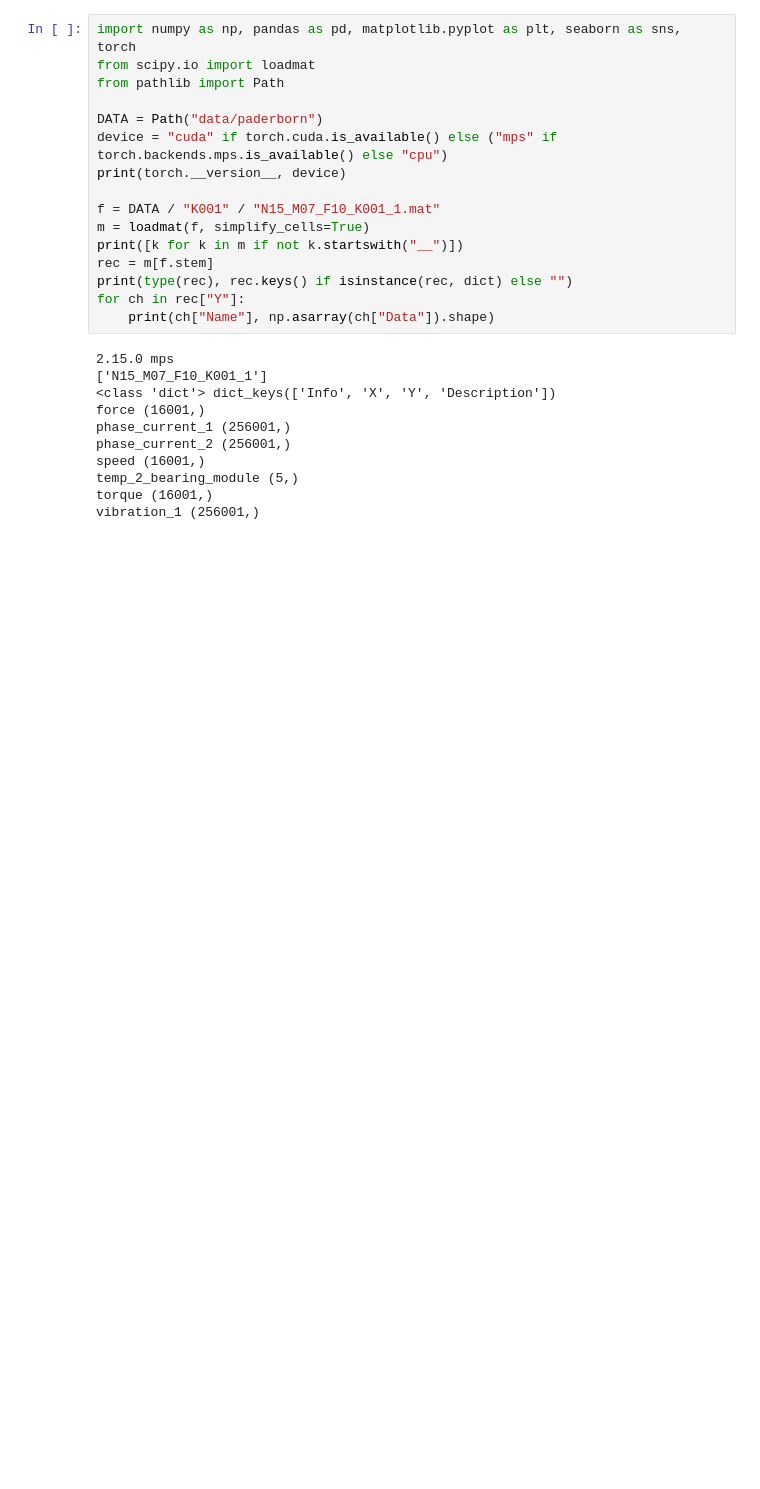
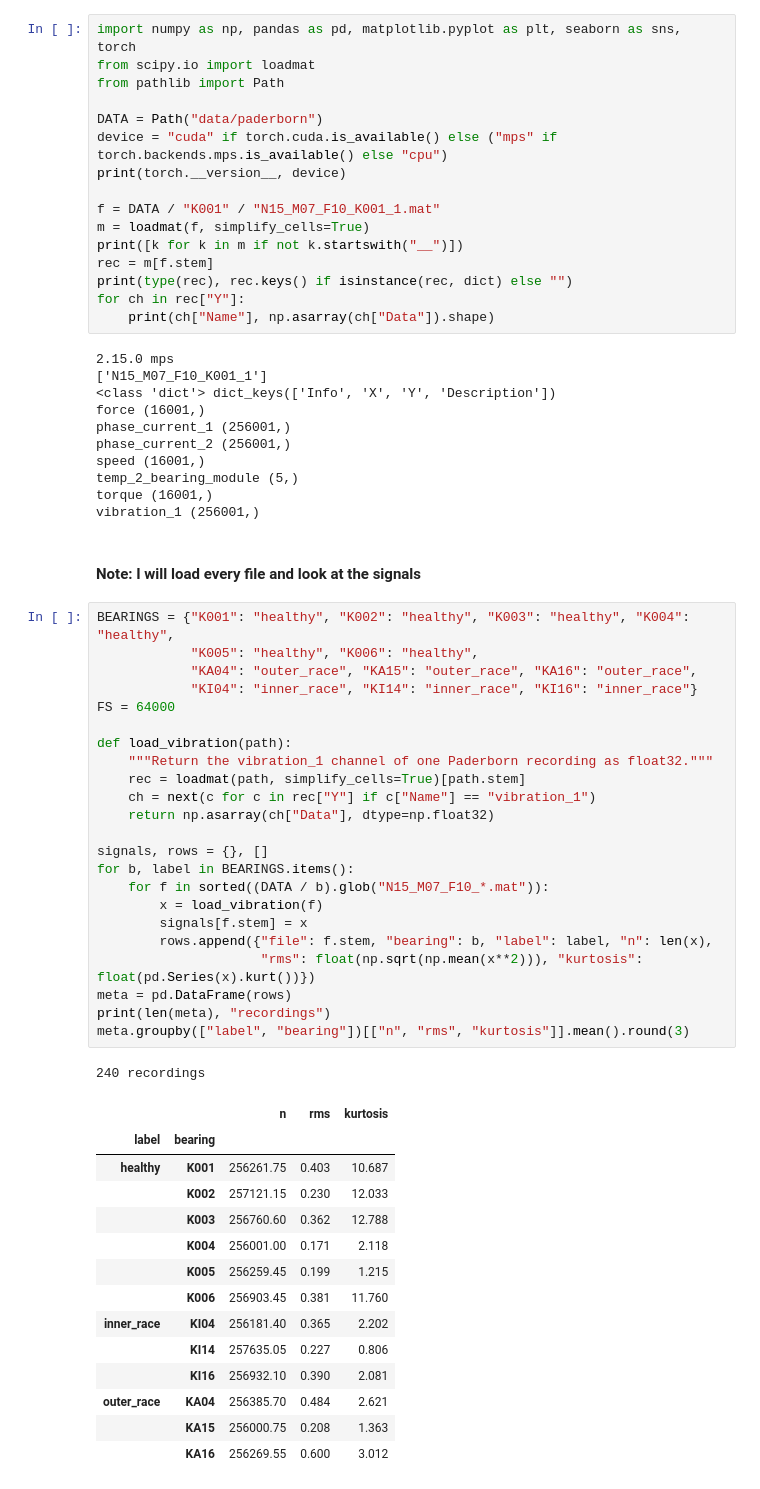
Before and after one commit to MinKhaungMinLwin/VAE-for-bearing-vibration, a Jupyter notebook: generative_model.ipynb, the cells around one changed output. Drawn from its saved outputs; the diff is of its cells as text; blank space fills up the shorter version.

```diff
--- a/generative_model.ipynb
+++ b/generative_model.ipynb
@@ -36,3 +36,44 @@ speed (16001,)
 temp_2_bearing_module (5,)
 torque (16001,)
 vibration_1 (256001,)
+# %% [markdown]
+#### Note: I will load every file and look at the signals
+# %%
+BEARINGS = {"K001": "healthy", "K002": "healthy", "K003": "healthy", "K004": "healthy",
+            "K005": "healthy", "K006": "healthy",
+            "KA04": "outer_race", "KA15": "outer_race", "KA16": "outer_race",
+            "KI04": "inner_race", "KI14": "inner_race", "KI16": "inner_race"}
+FS = 64000
+
+def load_vibration(path):
+    """Return the vibration_1 channel of one Paderborn recording as float32."""
+    rec = loadmat(path, simplify_cells=True)[path.stem]
+    ch = next(c for c in rec["Y"] if c["Name"] == "vibration_1")
+    return np.asarray(ch["Data"], dtype=np.float32)
+
+signals, rows = {}, []
+for b, label in BEARINGS.items():
+    for f in sorted((DATA / b).glob("N15_M07_F10_*.mat")):
+        x = load_vibration(f)
+        signals[f.stem] = x
+        rows.append({"file": f.stem, "bearing": b, "label": label, "n": len(x),
+                     "rms": float(np.sqrt(np.mean(x**2))), "kurtosis": float(pd.Series(x).kurt())})
+meta = pd.DataFrame(rows)
+print(len(meta), "recordings")
+meta.groupby(["label", "bearing"])[["n", "rms", "kurtosis"]].mean().round(3)
+# %% [output]
+240 recordings
+|  |  | n | rms | kurtosis |
+| label | bearing |  |  |  |
+| healthy | K001 | 256261.75 | 0.403 | 10.687 |
+|  | K002 | 257121.15 | 0.230 | 12.033 |
+|  | K003 | 256760.60 | 0.362 | 12.788 |
+|  | K004 | 256001.00 | 0.171 | 2.118 |
+|  | K005 | 256259.45 | 0.199 | 1.215 |
+|  | K006 | 256903.45 | 0.381 | 11.760 |
+| inner_race | KI04 | 256181.40 | 0.365 | 2.202 |
+|  | KI14 | 257635.05 | 0.227 | 0.806 |
+|  | KI16 | 256932.10 | 0.390 | 2.081 |
+| outer_race | KA04 | 256385.70 | 0.484 | 2.621 |
+|  | KA15 | 256000.75 | 0.208 | 1.363 |
+|  | KA16 | 256269.55 | 0.600 | 3.012 |
```
Also changed, not shown: parts of 2 cells of this notebook.
